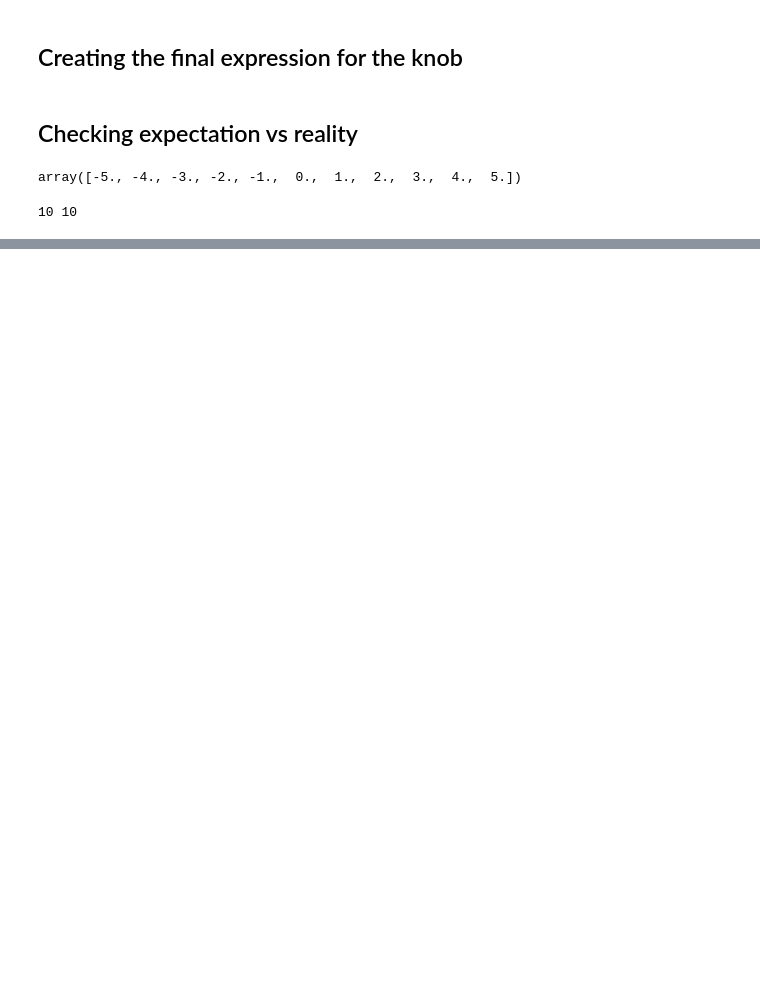
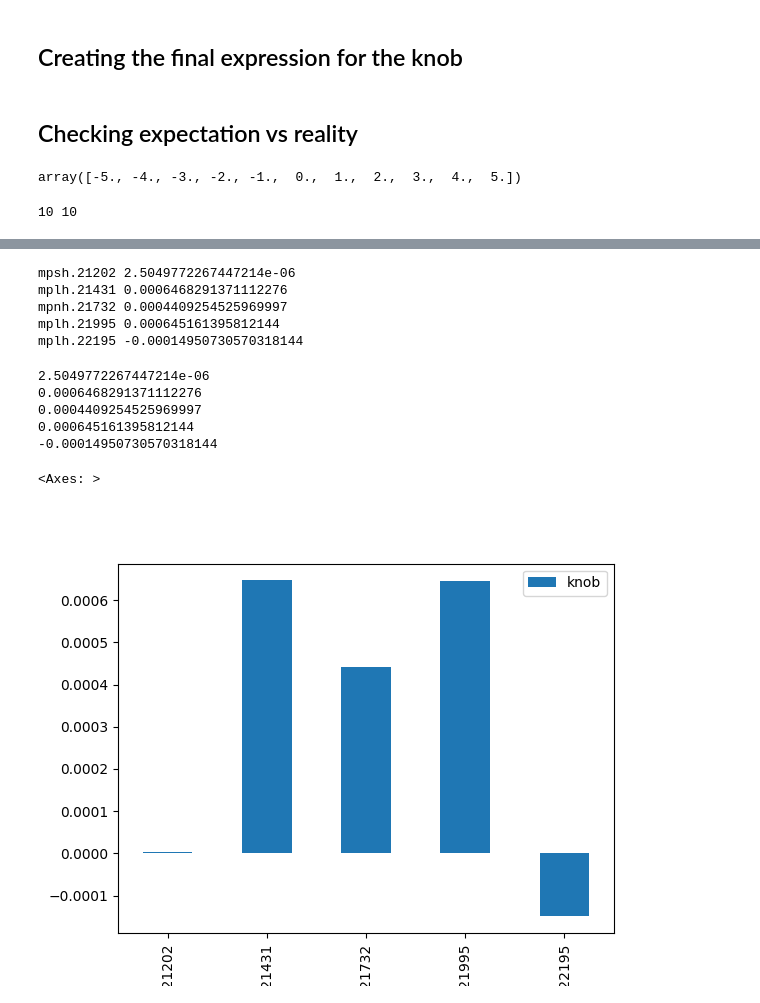
Before and after one commit to giacomells/Technical-Student-2024-2025, a Jupyter notebook: OrthogonalKnobsLSS4/OrthogonalKnobs.ipynb, the cells around one changed output, grey strips where cells are left out. Drawn from its saved outputs; the diff is of its cells as text; code cells hidden in the pictures; blank space fills up the shorter version.

```diff
--- a/OrthogonalKnobsLSS4/OrthogonalKnobs.ipynb
+++ b/OrthogonalKnobsLSS4/OrthogonalKnobs.ipynb
@@ -281,0 +511,4 @@ ax.grid(True)
+# %%
+line.env["x_mm_knob"] = 0
+line.env["px_knob_murad"] = 0
+line.env["x_teca_knob"] = 0
@@ -281,0 +584,39 @@ ax.grid(True)
+# %%
+from copy import copy
+
+tab = line.get_table(attr=True)
+line.vars.get_table()
+tab.rows["mp.h\.2.*"].cols["k0l"]
+
+bumpersLSS2 = list(line.vars.get_table().rows["kmp.h2.*[0-9]"].name)
+
+for bumper, knob in bumpersNorth.items():
+    line.env[bumper + "_init"] = copy(line.vv[knob])
+# %%
+line.env["extraction_knob_LSS2"] = 1.0
+# %%
+for bumper in bumpersNorth:
+    line.vv[bumper] = bumper + "_init" + "*  extraction_knob_LSS2"
+    print(bumper, line.vv[bumper])
+# %% [output]
+mpsh.21202 2.5049772267447214e-06
+mplh.21431 0.0006468291371112276
+mpnh.21732 0.0004409254525969997
+mplh.21995 0.000645161395812144
+mplh.22195 -0.00014950730570318144
+# %%
+settings = {}
+for name, knob in bumpersNorth.items():
+    settings[name] = line.vv[knob]
+    print(settings[name])
+
+settings = pd.DataFrame(settings, index=['knob']).T
+settings.plot(kind='bar')
+# %% [output]
+2.5049772267447214e-06
+0.0006468291371112276
+0.0004409254525969997
+0.000645161395812144
+-0.00014950730570318144
+<Axes: >
+[figure, added]
```
Also changed, not shown: parts of 59 cells of this notebook.
